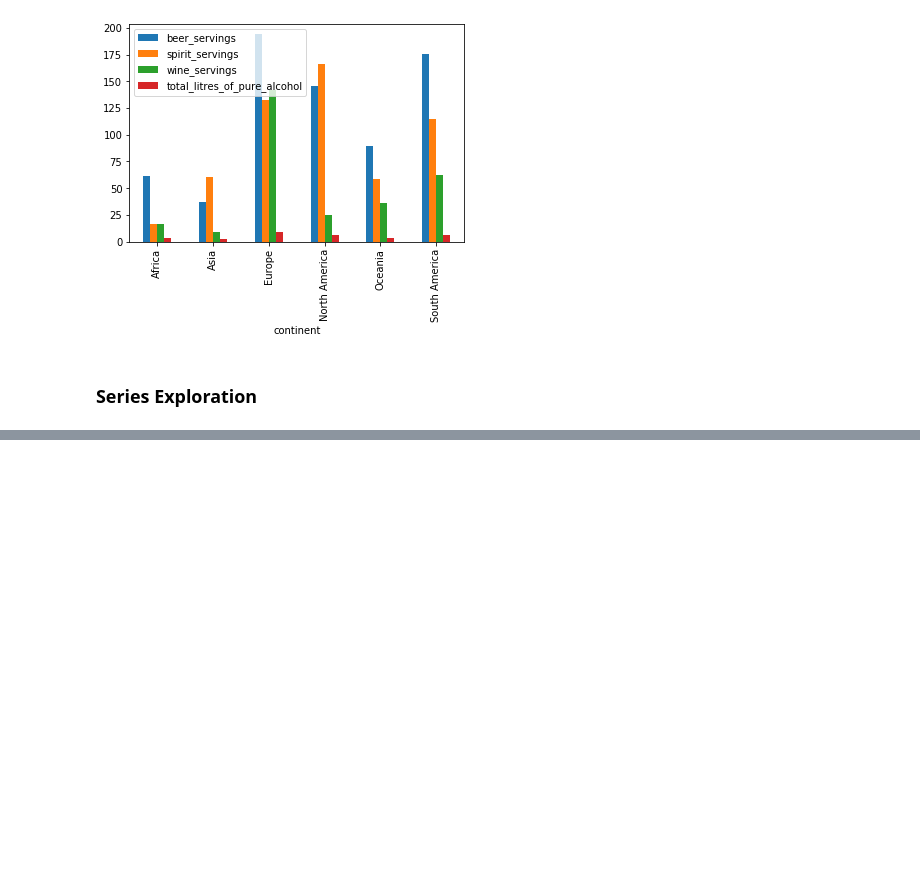
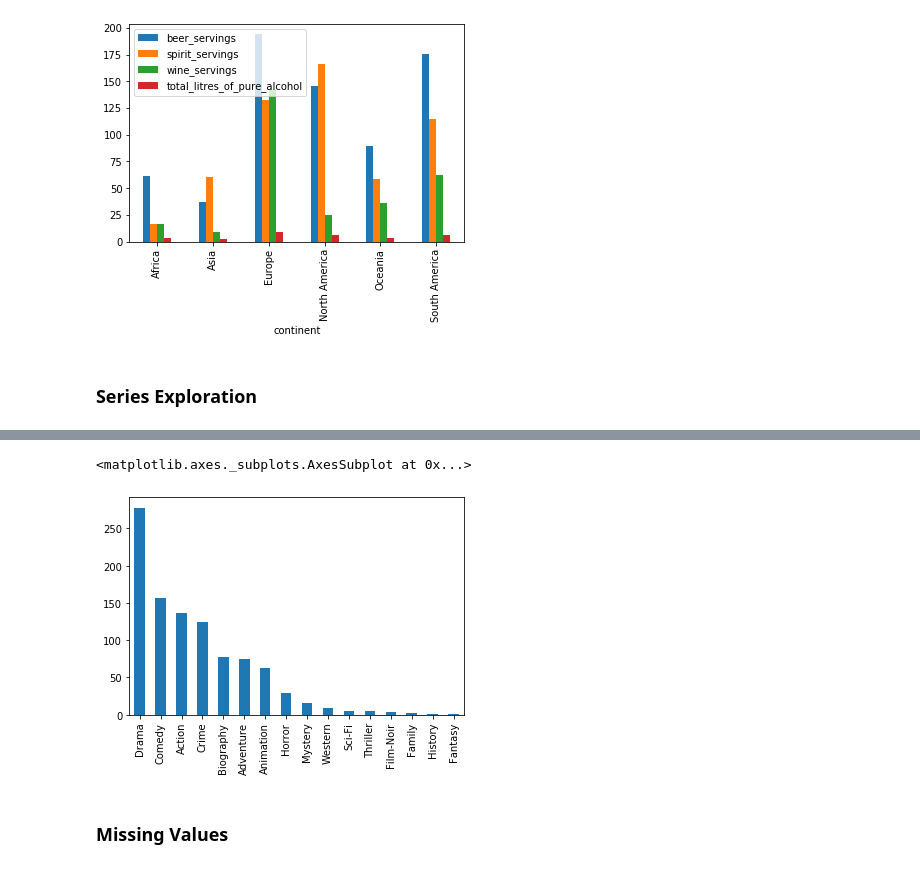
Before and after one commit to rmlevy1/nyc-mhtn-ds-010620-lectures, a Jupyter notebook: Pandas Practice.ipynb, the cells around one changed output, grey strips where cells are left out. Saved outputs shown, nothing was run; the diff lists cells and outputs as text; code cells hidden in the pictures; blank space fills up the shorter version.

```diff
--- a/Pandas Practice.ipynb
+++ b/Pandas Practice.ipynb
@@ -877,0 +1003,7 @@ drinks.groupby('continent').mean().plot(kind='bar')
+# %%
+movies.genre.value_counts().plot(kind='bar')
+# %% [output]
+<matplotlib.axes._subplots.AxesSubplot at 0x...>
+[figure, added]
+# %% [markdown]
+### Missing Values
```
Also changed, not shown: parts of 30 cells of this notebook, 3 other files.
